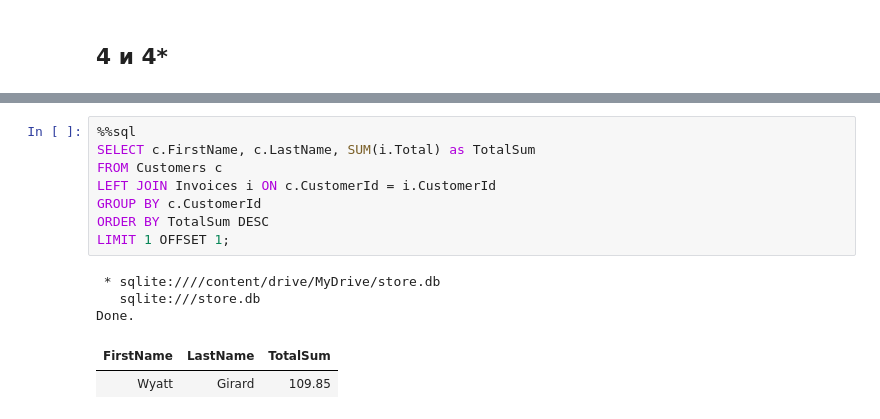
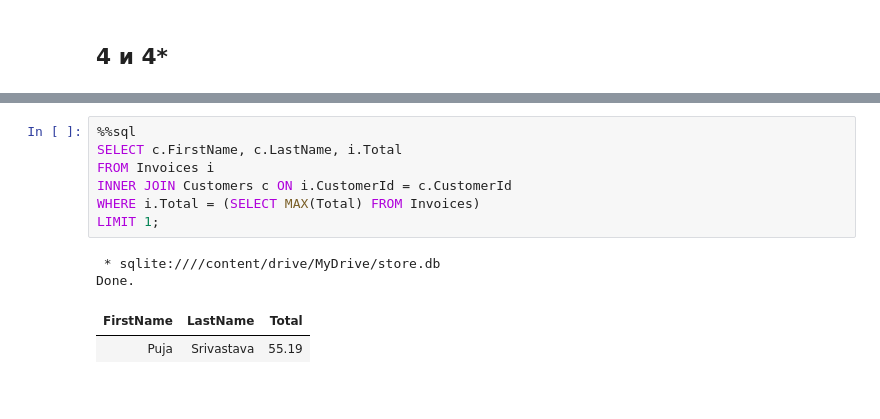
Before and after one commit to Mistmoonn/laba, a Jupyter notebook: Лабораторная_4_(1).ipynb, the cells around one changed output, grey strips where cells are left out. Drawn from its saved outputs; the diff is of its cells as text.

```diff
--- a/Лабораторная_4_(1).ipynb
+++ b/Лабораторная_4_(1).ipynb
@@ -165,14 +153,12 @@ Done.
 # %%
 %%sql
-SELECT c.FirstName, c.LastName, SUM(i.Total) as TotalSum
-FROM Customers c
-LEFT JOIN Invoices i ON c.CustomerId = i.CustomerId
-GROUP BY c.CustomerId
-ORDER BY TotalSum DESC
-LIMIT 1 OFFSET 1;
+SELECT c.FirstName, c.LastName, i.Total
+FROM Invoices i
+INNER JOIN Customers c ON i.CustomerId = c.CustomerId
+WHERE i.Total = (SELECT MAX(Total) FROM Invoices)
+LIMIT 1;
 # %% [output]
  * sqlite:////content/drive/MyDrive/store.db
-   sqlite:///store.db
 Done.
-| FirstName | LastName | TotalSum |
-| Wyatt | Girard | 109.85 |
+| FirstName | LastName | Total |
+| Puja | Srivastava | 55.19 |
```
Also changed, not shown: parts of 9 cells of this notebook.
